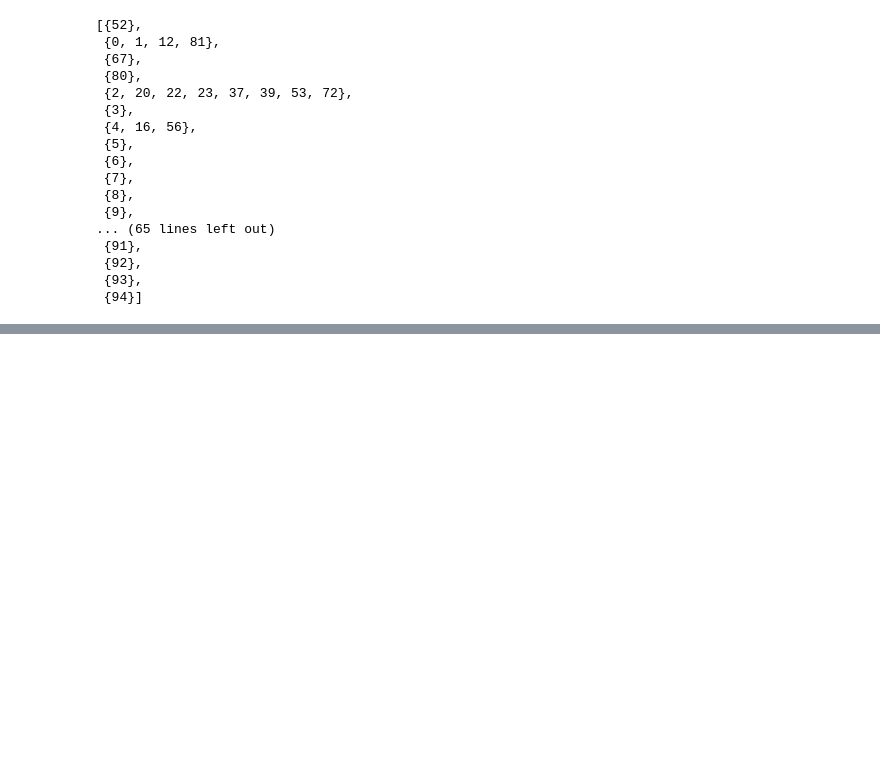
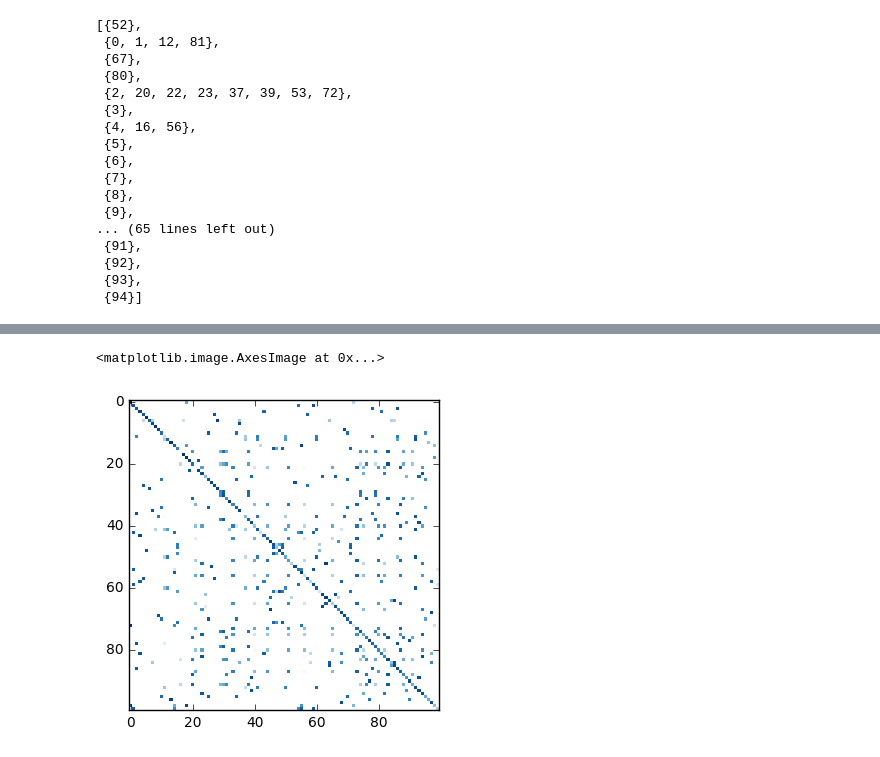
Before and after one commit to maxentile/msm-learn, a Jupyter notebook: notebooks/Diagnosing ergodicity.ipynb, the cells around one changed output, grey strips where cells are left out. Cells and saved outputs as stored; diff of their text form; code cells hidden in the pictures; blank space fills up the shorter version.

```diff
--- a/notebooks/Diagnosing ergodicity.ipynb
+++ b/notebooks/Diagnosing ergodicity.ipynb
@@ -181,0 +224,14 @@ graph = nx.DiGraph(c_m > 10)
+# %%
+X_2d = np.vstack(trajectories)
+y_2d = np.hstack([i * np.ones(len(trajectories[i])) for i in range(len(trajectories))])
+# %%
+lda = LinearDiscriminantAnalysis()
+lda.fit(X_2d, y_2d)
+y_pred_2d = lda.predict(X_2d)
+# %%
+c_m = confusion_matrix(y_true=y_2d, y_pred=y_pred_2d)
+
+plt.imshow(np.log(c_m), interpolation="none", cmap="Blues")
+# %% [output]
+<matplotlib.image.AxesImage at 0x...>
+[figure, added]
```
Also changed, not shown: parts of 6 cells of this notebook.
